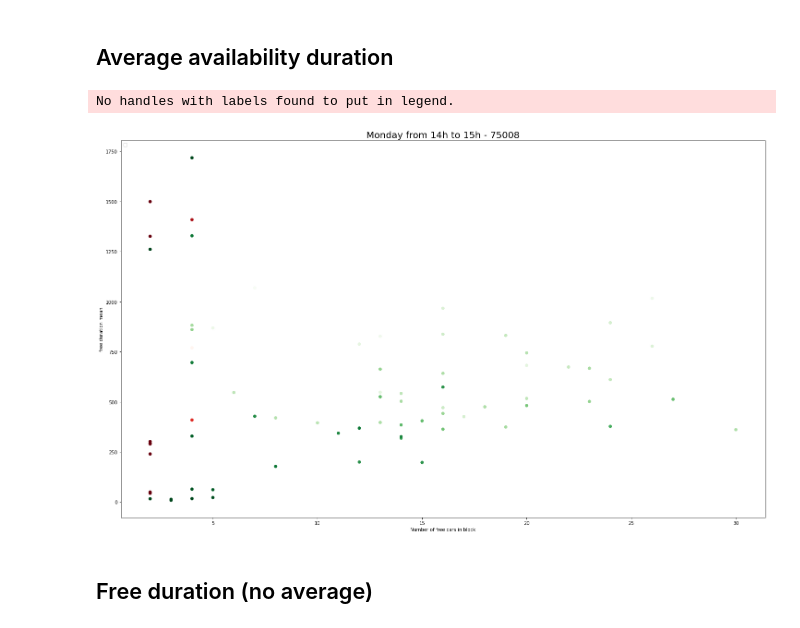
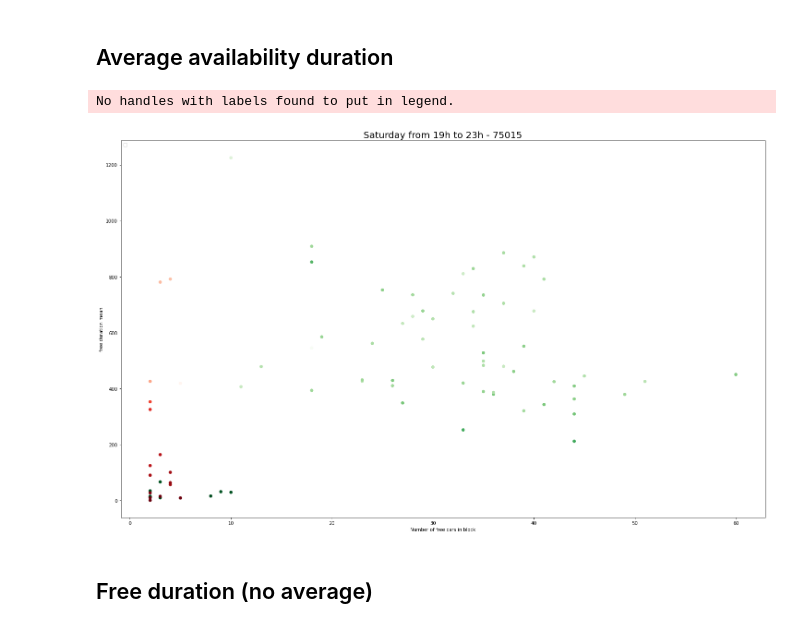
Before and after one commit to paul-mdb/car_sharing_relocation, a Jupyter notebook: analyse_blocks.ipynb, the cells around one changed output. Drawn from its saved outputs; the diff is of its cells as text; code cells hidden in the pictures.

```diff
--- a/analyse_blocks.ipynb
+++ b/analyse_blocks.ipynb
@@ -1,7 +1,7 @@
 # %% [markdown]
 # Analysis
 # %%
-zipcode = 75008
+zipcode = 75015
 # %%
 import pandas as pd
 import datetime
@@ -167,5 +169,5 @@ df.to_csv(f"{zipcode}_split.csv")"""
 # %%
-df = pd.read_csv("75008_split.csv")
+df = pd.read_csv("75015_split.csv")
 # %%
 def get_week_day(index):
     day = int(df.loc[index, 'day_number'])
@@ -180,9 +182,9 @@ df['day_of_week']=df.index.map(get_week_day)
 ## Average availability duration
 # %%
 district = zipcode
-start_date, end_date = time_blocks[4]
-day=0
-end_day =0
+start_date, end_date = time_blocks[6]
+day=5
+end_day =5
 
 # Next group is any
 dataframe = geo_block(df, district)
@@ -203,7 +205,7 @@ grouped_df = dataframe.groupby(by=['month', 'day_number', 'year']).agg({'year':
 client_durations_means = np.array(grouped_df['kibana_duration']['mean'].values)
 client_standards = np.array(grouped_df['kibana_duration']['std'].values)
 client_count = np.array(grouped_df['kibana_duration']['count'].values)
-client_dates = (grouped_df['year'].astype(str) + "/" + grouped_df['month'].astype(str) + "/" + grouped_df['day_number'].astype(str)).values
+client_dates = (grouped_df['year'].astype(int).astype(str) + "/" + grouped_df['month'].astype(int).astype(str) + "/" + grouped_df['day_number'].astype(int).astype(str)).values
 
 # Next group-id is driver
 dataframe = geo_block(df, district)
@@ -214,7 +216,7 @@ grouped_df = dataframe.groupby(by=['month', 'day_number', 'year']).agg({'year':
 driver_durations_means = np.array(grouped_df['kibana_duration']['mean'].values)
 driver_standards = np.array(grouped_df['kibana_duration']['std'].values)
 driver_count = np.array(grouped_df['kibana_duration']['count'].values)
-driver_dates = (grouped_df['year'].astype(str) + "/" + grouped_df['month'].astype(str) + "/" + grouped_df['day_number'].astype(str)).values
+driver_dates = (grouped_df['year'].astype(int).astype(str) + "/" + grouped_df['month'].astype(int).astype(str) + "/" + grouped_df['day_number'].astype(int).astype(str)).values
 
 
 
@@ -222,34 +224,34 @@ x = np.array(count).reshape(-1, 1)
 y = np.array(durations_means)
 a, _, _, _ = np.linalg.lstsq(x, y-1)
 
 reg = LinearRegression().fit(x, y)
 steep = reg.coef_[0]
 intercept = reg.intercept_
 pearson, p_value = pearsonr(count, durations_means)
 
 plt.figure(figsize=(25, 15))
 
 plt.scatter(client_count,  client_durations_means, c=client_standards, cmap='Greens_r') # Points with lower standard deviation are shaded darker.
 plt.scatter(driver_count,  driver_durations_means, c=driver_standards, cmap='Reds_r') # Points with lower standard deviation are shaded darker.
 
 # plt.plot(count, a*count+1, c='red', label = "Slope: %a" %(int(a[0]*1000)/1000) + f"\nPearson : {(int(pearson*1000)/1000)}" )
 # plt.plot(count, steep*count+intercept, c='blue')
 
 """
 for i, v in enumerate(client_count):
     plt.text(client_count[i], 1.01*client_durations_means[i]+3, "%s" %client_dates[i][0], ha="left")
 for i, v in enumerate(driver_count):
     plt.text(driver_count[i], 1.01*driver_durations_means[i]+3, "%s" %driver_dates[i][0], ha="left")
     """
 
 plt.xlabel("Number of free cars in block")
 plt.ylabel("free duration mean")
 plt.legend(loc="upper left")
 plt.title(f"{days_dict[day+1]} from {start_date}h to {end_date}h - {zipcode}", fontsize=20)
 plt.show()
 # %% [output]
 No handles with labels found to put in legend.
-[figure, old version]
+[figure, new version]
 # %% [markdown]
 ## Free duration (no average)
 # %%
```
Also changed, not shown: parts of 4 cells of this notebook, 4 other files.
